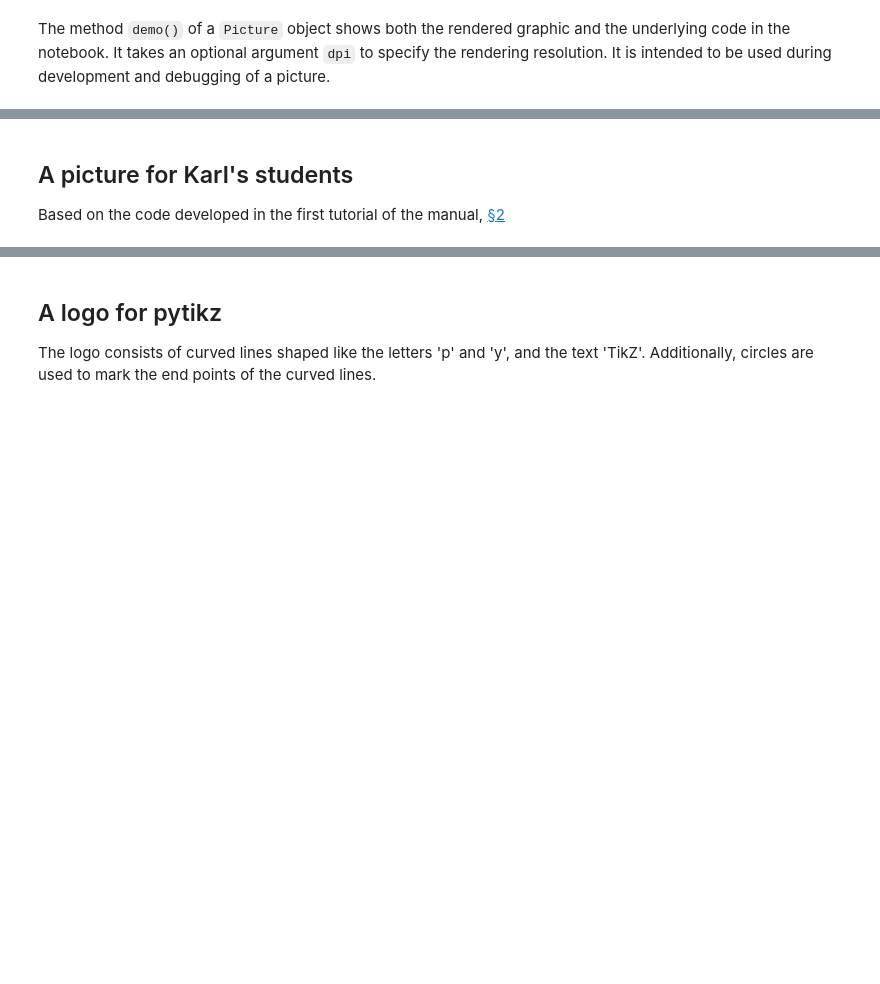
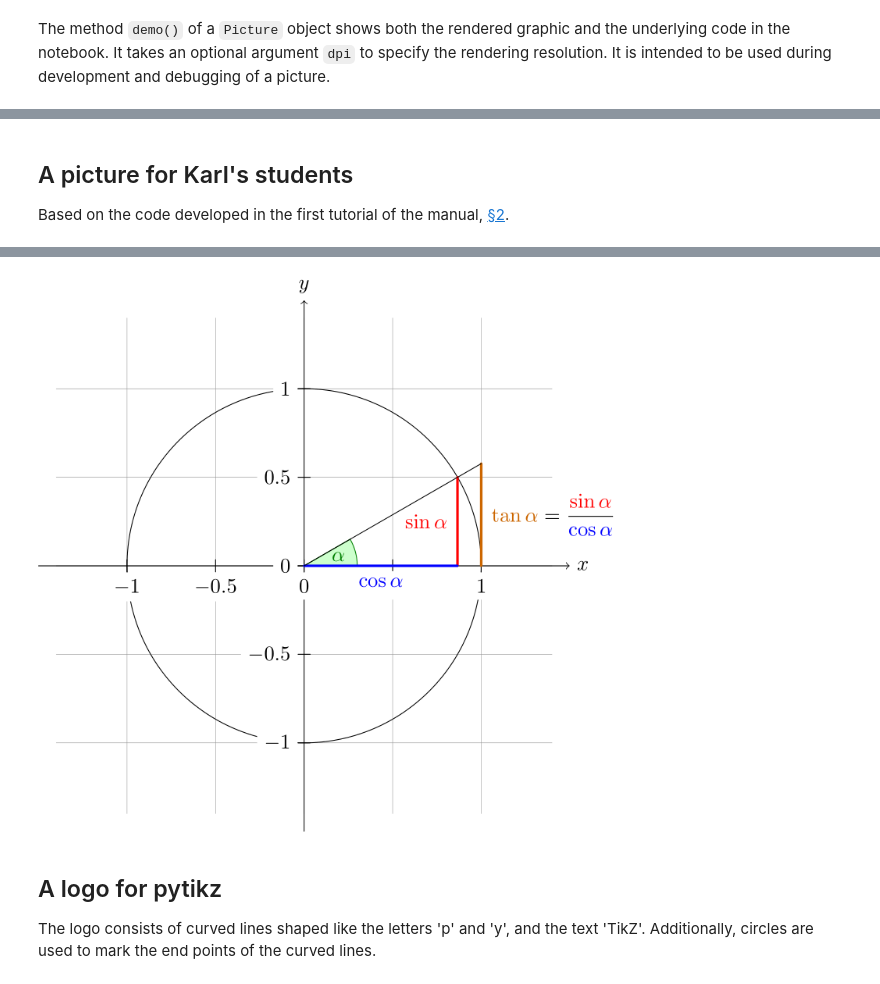
Before and after one commit to allefeld/pytikz, a Jupyter notebook: pytikz.ipynb, the cells around one changed output, grey strips where cells are left out. Cells and saved outputs as stored; diff of their text form; code cells hidden in the pictures; blank space fills up the shorter version.

```diff
--- a/pytikz.ipynb
+++ b/pytikz.ipynb
@@ -55,7 +56,7 @@ print(pic.document_code())
 # %% [markdown]
 ## A picture for Karl's students
 
-Based on the code developed in the first tutorial of the manual, [§2](https://pgf-tikz.github.io/pgf/pgfmanual.pdf#section.2)
+Based on the code developed in the first tutorial of the manual, [§2](https://pgf-tikz.github.io/pgf/pgfmanual.pdf#section.2).
 # %%
 pic = Picture(scale=3, line_cap='round')
 
@@ -149,5 +150,9 @@ pic.demo()
 # %% [output]
 [interactive output not drawn]
+# %%
+pic
+# %% [output]
+[figure, added]
 # %% [markdown]
 ## A logo for pytikz
 
```
Also changed, not shown: parts of 9 cells of this notebook.
